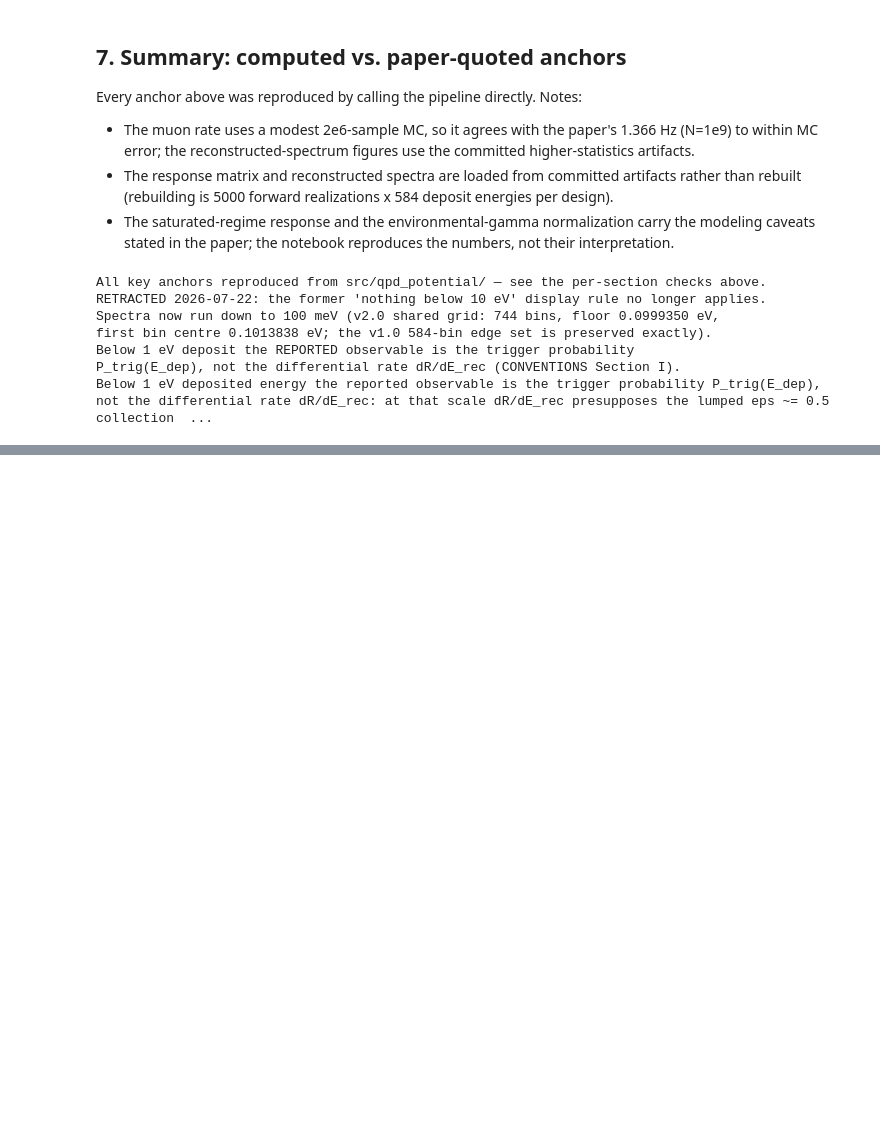
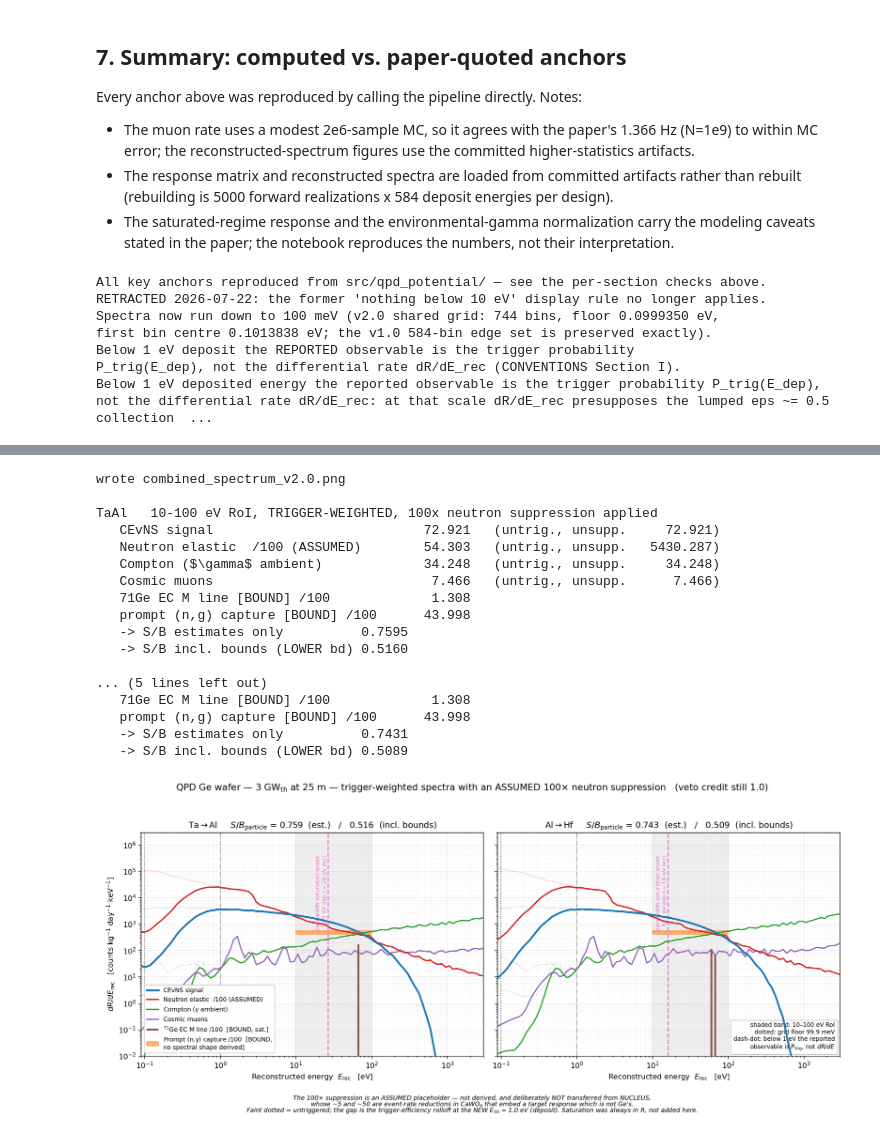
Before and after one commit to WashU-Astroparticle-Lab/qpd_potential, a Jupyter notebook: notebooks/paper_calculations.ipynb, the cells around one changed output, grey strips where cells are left out. Drawn from its saved outputs; the diff is of its cells as text; code cells hidden in the pictures; blank space fills up the shorter version.

```diff
--- a/notebooks/paper_calculations.ipynb
+++ b/notebooks/paper_calculations.ipynb
@@ -466,0 +498,32 @@ print(f"  {e50 * (1/0.01 - 1)**0.25:.2f} eV -- a separate decision, not made her
+# %%
+import os, subprocess, sys
+from IPython.display import Image, display
+
+_root = os.path.dirname(os.getcwd()) if os.path.basename(os.getcwd()) == 'notebooks' else os.getcwd()
+_png = os.path.join(_root, 'artifacts', 'v2.0', 'combined_spectrum_v2.0.png')
+
+# Regenerate from the committed per-channel CSVs so the figure shown here cannot
+# drift from the artifacts on disk.
+r = subprocess.run([sys.executable, os.path.join(_root, 'scripts', 'make_combined_spectrum.py')],
+                   capture_output=True, text=True, cwd=_root)
+print(r.stdout.strip() or r.stderr.strip()[-800:])
+display(Image(filename=_png))
+# %% [output]
+wrote combined_spectrum_v2.0.png
+
+TaAl   10-100 eV RoI, TRIGGER-WEIGHTED, 100x neutron suppression applied
+   CEvNS signal                           72.921   (untrig., unsupp.     72.921)
+   Neutron elastic  /100 (ASSUMED)        54.303   (untrig., unsupp.   5430.287)
+   Compton ($\gamma$ ambient)             34.248   (untrig., unsupp.     34.248)
+   Cosmic muons                            7.466   (untrig., unsupp.      7.466)
+   71Ge EC M line [BOUND] /100             1.308
+   prompt (n,g) capture [BOUND] /100      43.998
+   -> S/B estimates only          0.7595
+   -> S/B incl. bounds (LOWER bd) 0.5160
+
+... (5 lines left out)
+   71Ge EC M line [BOUND] /100             1.308
+   prompt (n,g) capture [BOUND] /100      43.998
+   -> S/B estimates only          0.7431
+   -> S/B incl. bounds (LOWER bd) 0.5089
+[figure, added]
```
Also changed, not shown: parts of 5 cells of this notebook, 4 other files.
